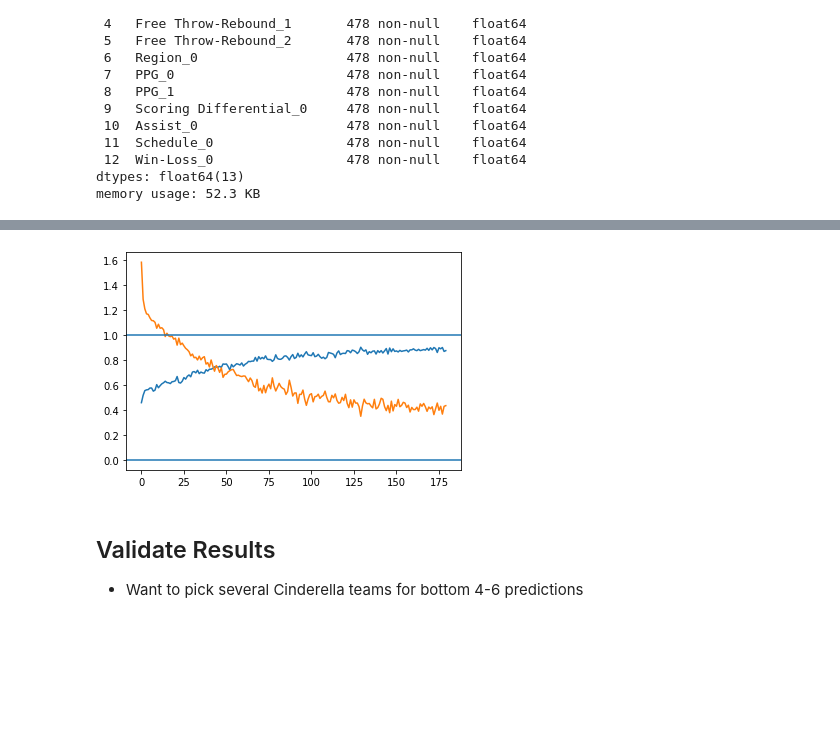
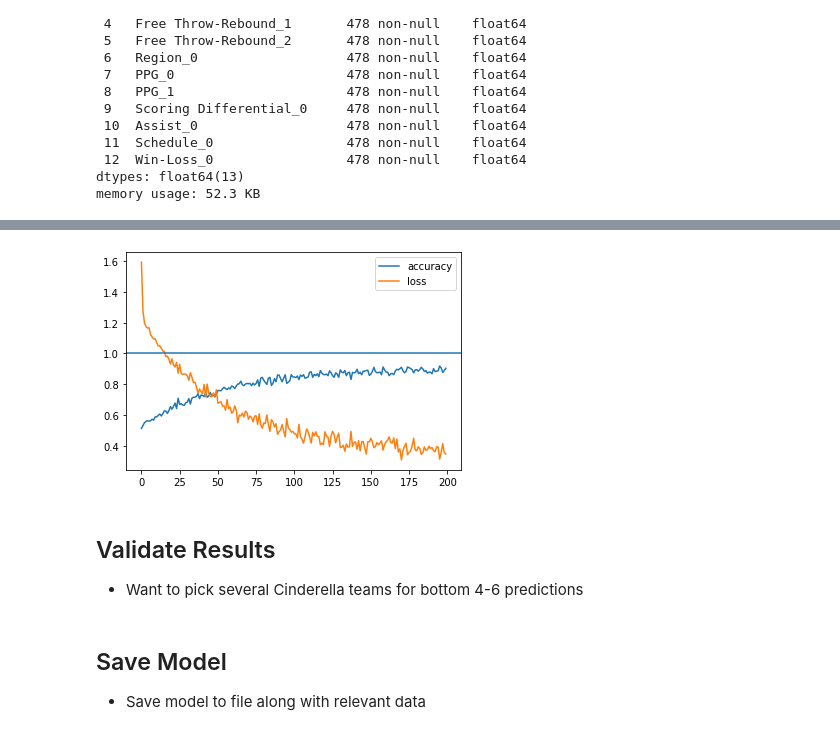
Before and after one commit to LafeWessel/March_Madness_2022, a Jupyter notebook: Model Creation.ipynb, the cells around one changed output, grey strips where cells are left out. Saved outputs shown, nothing was run; the diff lists cells and outputs as text; code cells hidden in the pictures; blank space fills up the shorter version.

```diff
--- a/Model Creation.ipynb
+++ b/Model Creation.ipynb
@@ -57,4 +71,5 @@ memory usage: 52.3 KB
 # %%
 X = df.drop(columns=['Cinderella','Number of Tournament Wins'])
 # y = df[['Cinderella','Number of Tournament Wins']]
-y = pd.get_dummies(df['Number of Tournament Wins'])
+y_dum = pd.get_dummies(df['Number of Tournament Wins'])
+y = df['Number of Tournament Wins']
@@ -83,2 +76,27 @@ model_1.add(layers.Dense(7, activation='softmax'))
+# %%
+# Classification based
+
+model_1 = ks.Sequential()
+
+model_1.add(layers.Input(shape=X.shape[1], name='input'))
+
+model_1.add(layers.Dropout(0.1))
+
+model_1.add(layers.Dense(256, activation='relu6', kernel_regularizer = ks.regularizers.l2(.0001)))
+
+model_1.add(layers.Dropout(0.1))
+
+model_1.add(layers.Dense(128, activation='relu6', kernel_regularizer = ks.regularizers.l2(.0001)))
+
+model_1.add(layers.Dropout(0.05))
+
+model_1.add(layers.Dense(64, activation='relu6', kernel_regularizer = ks.regularizers.l2(.0001)))
+
+model_1.add(layers.Dropout(0.05))
+
+model_1.add(layers.Dense(32, activation='relu6', kernel_regularizer = ks.regularizers.l2(.0001)))
+
+model_1.add(layers.Dense(7, activation='softmax'))
 # %%
-model_1.compile(optimizer='adam', metrics=['accuracy'], loss='categorical_crossentropy')
+model_1.compile(optimizer='adam', metrics=['accuracy'], loss='sparse_categorical_crossentropy')
+res = model_1.fit(X,y, epochs = 200, batch_size = 32)
@@ -109,2 +120,0 @@ ks.utils.plot_model(model_1, show_shapes=True)
-# %%
-res = model_1.fit(X,y, epochs = 180, batch_size = 32)
@@ -129,12 +121,17 @@ Epoch 180/180
 # %%
-plt.plot(res.epoch, res.history['accuracy'])
-plt.plot(res.epoch, res.history['loss'])
-plt.axhline(y=0)
+plt.plot(res.epoch, res.history['accuracy'], label='accuracy')
+plt.plot(res.epoch, res.history['loss'], label='loss')
+# plt.axhline(y=0)
 plt.axhline(y=1)
+plt.legend()
 plt.show()
 # %% [output]
-[figure, old version]
+[figure, new version]
 # %% [markdown]
 ## Validate Results
 
 - Want to pick several Cinderella teams for bottom 4-6 predictions
+# %% [markdown]
+## Save Model
+
+- Save model to file along with relevant data
```
Also changed, not shown: parts of 16 cells of this notebook.
